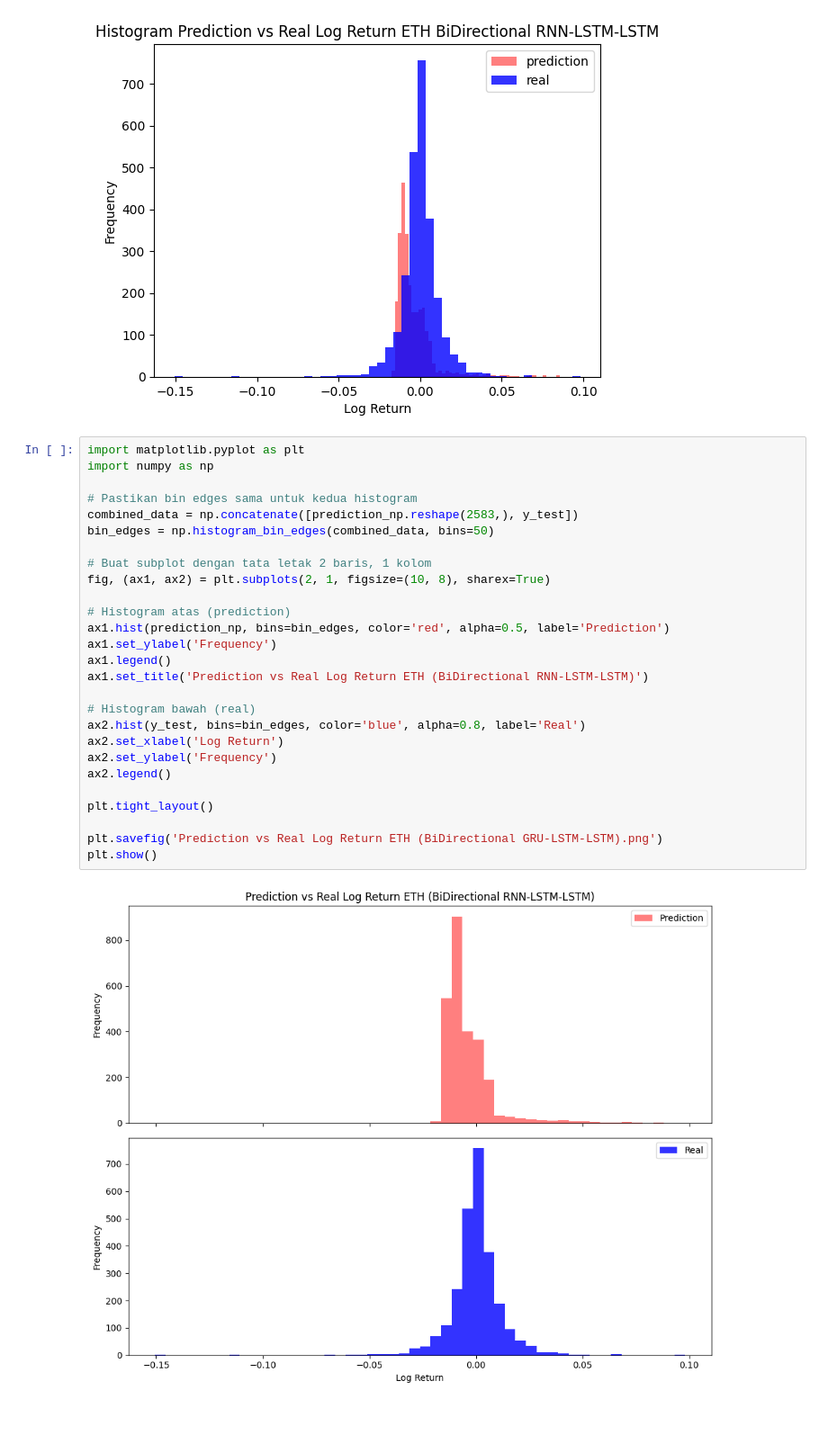
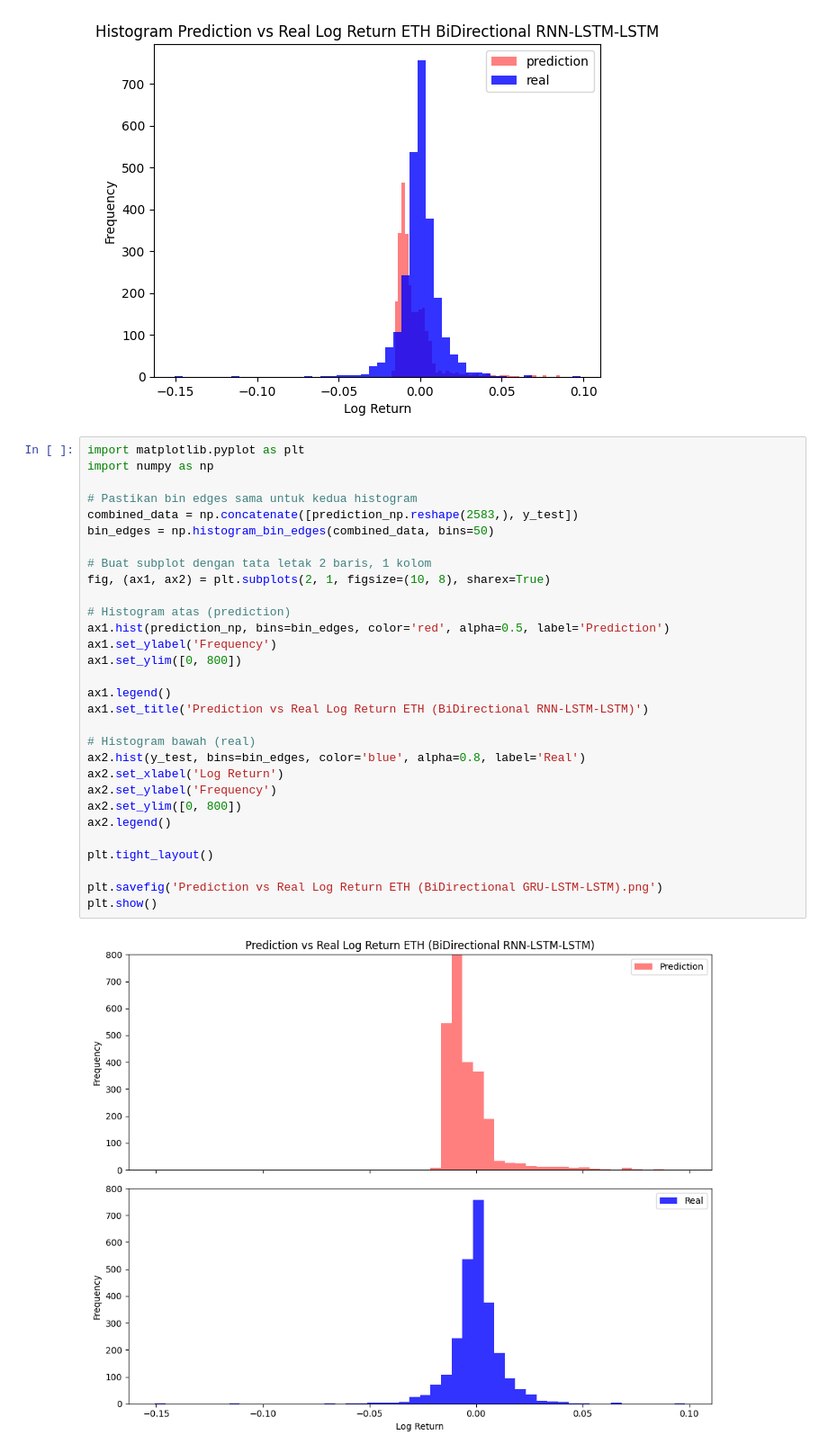
Before and after one commit to Rageus17/skripsi-git, a Jupyter notebook: BiDirectional Cauchy/BiDircetional-RNN-LSTM-LSTM-CauchyLoss.ipynb, the cells around one changed output. Shown at 90% size. Cells and saved outputs as stored; diff of their text form; blank space fills up the shorter version.

```diff
--- a/BiDirectional Cauchy/BiDircetional-RNN-LSTM-LSTM-CauchyLoss.ipynb
+++ b/BiDirectional Cauchy/BiDircetional-RNN-LSTM-LSTM-CauchyLoss.ipynb
@@ -788,29 +788,32 @@ plt.show()
 # %%
 import matplotlib.pyplot as plt
 import numpy as np
 
 # Pastikan bin edges sama untuk kedua histogram
 combined_data = np.concatenate([prediction_np.reshape(2583,), y_test])
 bin_edges = np.histogram_bin_edges(combined_data, bins=50)
 
 # Buat subplot dengan tata letak 2 baris, 1 kolom
 fig, (ax1, ax2) = plt.subplots(2, 1, figsize=(10, 8), sharex=True)
 
 # Histogram atas (prediction)
 ax1.hist(prediction_np, bins=bin_edges, color='red', alpha=0.5, label='Prediction')
 ax1.set_ylabel('Frequency')
+ax1.set_ylim([0, 800])
+
 ax1.legend()
 ax1.set_title('Prediction vs Real Log Return ETH (BiDirectional RNN-LSTM-LSTM)')
 
 # Histogram bawah (real)
 ax2.hist(y_test, bins=bin_edges, color='blue', alpha=0.8, label='Real')
 ax2.set_xlabel('Log Return')
 ax2.set_ylabel('Frequency')
+ax2.set_ylim([0, 800])
 ax2.legend()
 
 plt.tight_layout()
 
 plt.savefig('Prediction vs Real Log Return ETH (BiDirectional GRU-LSTM-LSTM).png')
 plt.show()
 # %% [output]
-[figure, old version]
+[figure, new version]
```
Also changed, not shown: parts of 1 cell of this notebook, 1 other file.
